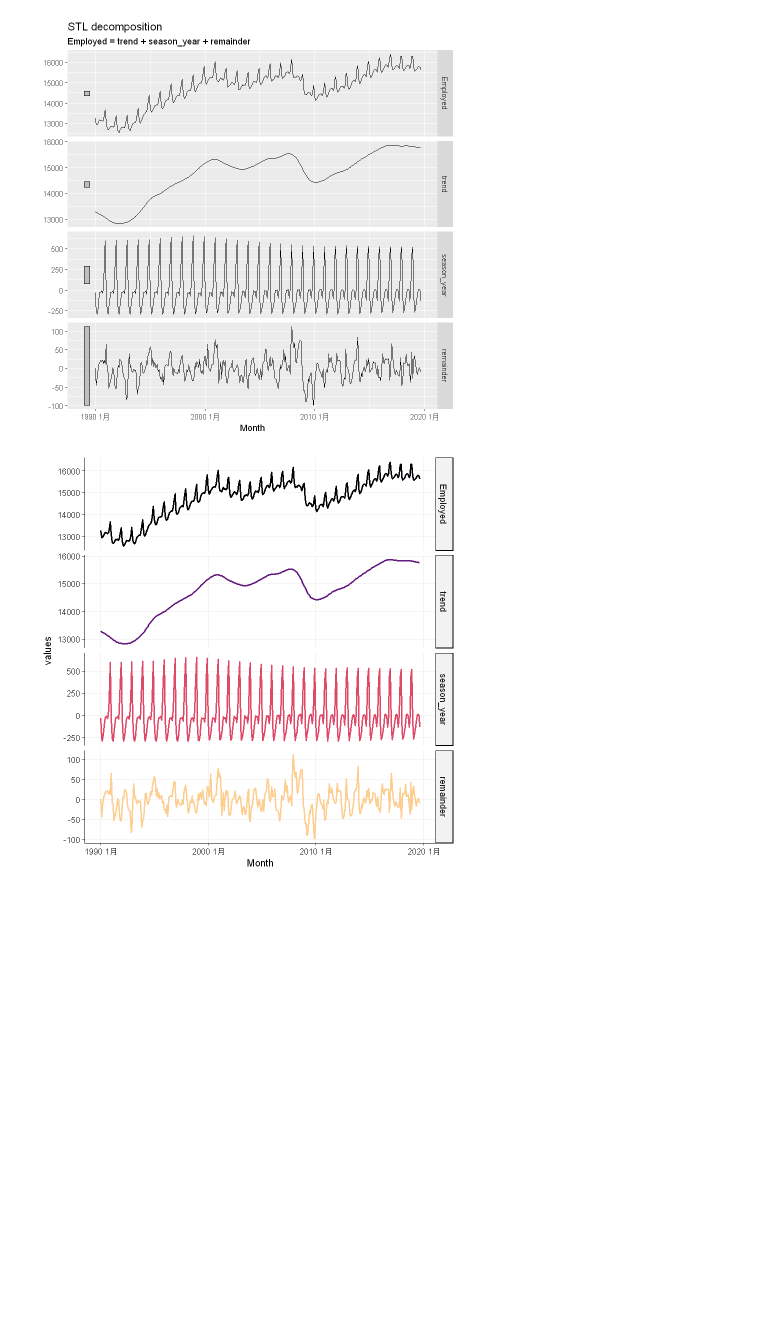
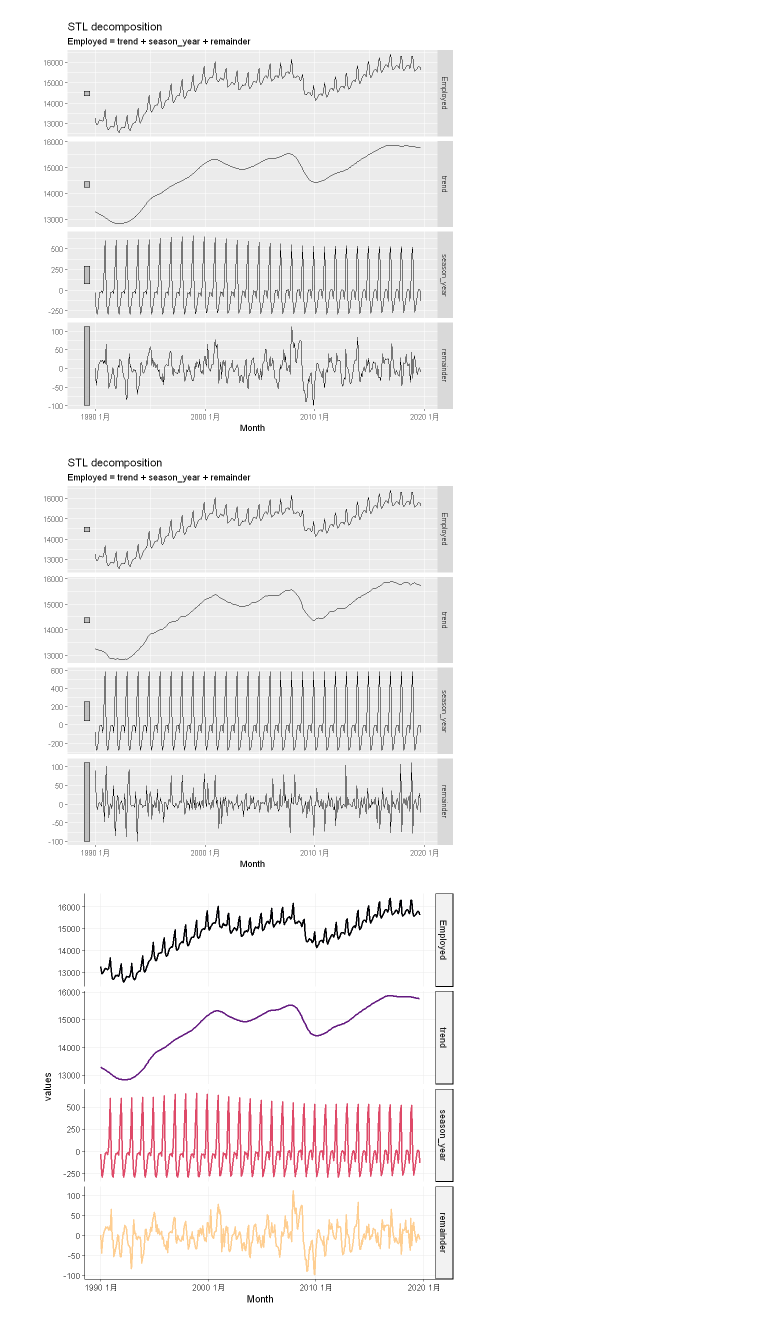
Before and after one commit to zhizhifan/Rtidyverse, a Jupyter notebook: 数据建模.ipynb, the cells around one changed output. Drawn from its saved outputs; the diff is of its cells as text; code cells hidden in the pictures; blank space fills up the shorter version.

```diff
--- a/数据建模.ipynb
+++ b/数据建模.ipynb
@@ -1520,6 +1610,17 @@ omponents(dcmp) %>%
   autoplot()
 # %% [output]
 [figure]
+# %%
+#! 注意两个组件的书写形式
+us_retail_employment %>%
+  model(stl = STL(Employed ~ trend(window = 7) +
+                    season(window = "periodic"),
+                  robust = TRUE)
+  ) %>%
+  components() %>%
+  autoplot()
+# %% [output]
+[figure, added]
 # %%
 #step 绘图更加细致
 components(dcmp) %>%
```
Also changed, not shown: parts of 59 cells of this notebook, 4 other files.
